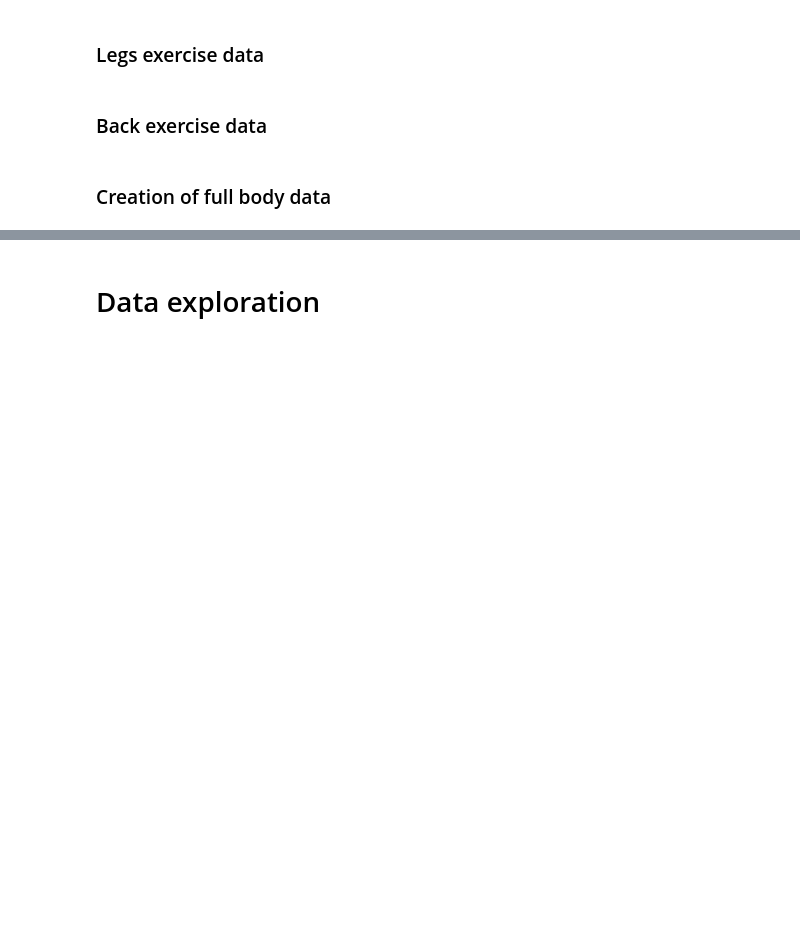
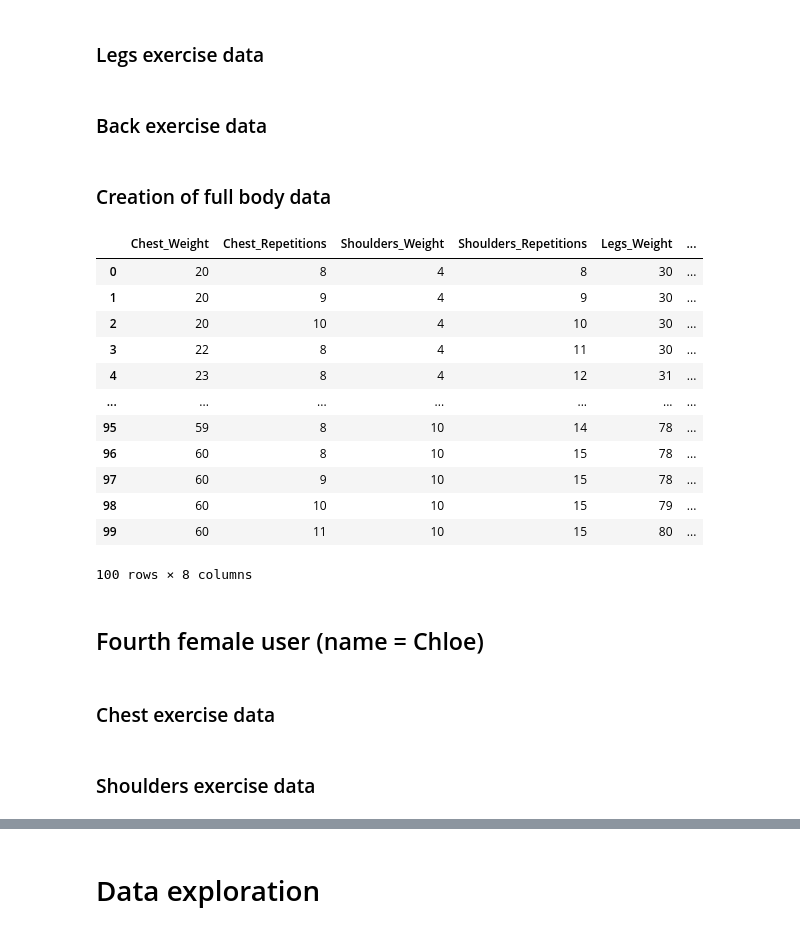
Before and after one commit to Clement733/workout_planner, a Jupyter notebook: data_improvement.ipynb, the cells around one changed output, grey strips where cells are left out. Cells and saved outputs as stored; diff of their text form; code cells hidden in the pictures; blank space fills up the shorter version.

```diff
--- a/data_improvement.ipynb
+++ b/data_improvement.ipynb
@@ -594,3 +596,24 @@ df_back_tf = pd.DataFrame({'Back_Weight': back_tf, 'Back_Repetitions': back_tf_r
 ### Creation of full body data
 # %%
 list_lily = [chest_tf, chest_tf_r, shoulders_tf, shoulders_tf_r, legs_tf, legs_tf_r, back_tf, back_tf_r]
+# %%
+df_third_female = pd.concat([df_chest_tf, df_shoulders_tf, df_legs_tf, df_back_tf], axis = 1)
+df_third_female
+# %% [output]
+|  | Chest_Weight | Chest_Repetitions | Shoulders_Weight | Shoulders_Repetitions | Legs_Weight | ... |
+| 0 | 20 | 8 | 4 | 8 | 30 | ... |
+| 1 | 20 | 9 | 4 | 9 | 30 | ... |
+| 2 | 20 | 10 | 4 | 10 | 30 | ... |
+| 3 | 22 | 8 | 4 | 11 | 30 | ... |
+| 4 | 23 | 8 | 4 | 12 | 31 | ... |
+| ... | ... | ... | ... | ... | ... | ... |
+| 95 | 59 | 8 | 10 | 14 | 78 | ... |
+| 96 | 60 | 8 | 10 | 15 | 78 | ... |
+| 97 | 60 | 9 | 10 | 15 | 78 | ... |
+| 98 | 60 | 10 | 10 | 15 | 79 | ... |
+| 99 | 60 | 11 | 10 | 15 | 80 | ... |
+100 rows × 8 columns
+# %% [markdown]
+## Fourth female user (name = Chloe)
+# %% [markdown]
+### Chest exercise data
@@ -596,0 +632,2 @@ list_lily = [chest_tf, chest_tf_r, shoulders_tf, shoulders_tf_r, legs_tf, legs_t
+# %% [markdown]
+### Shoulders exercise data
```
Also changed, not shown: parts of 24 cells of this notebook.
